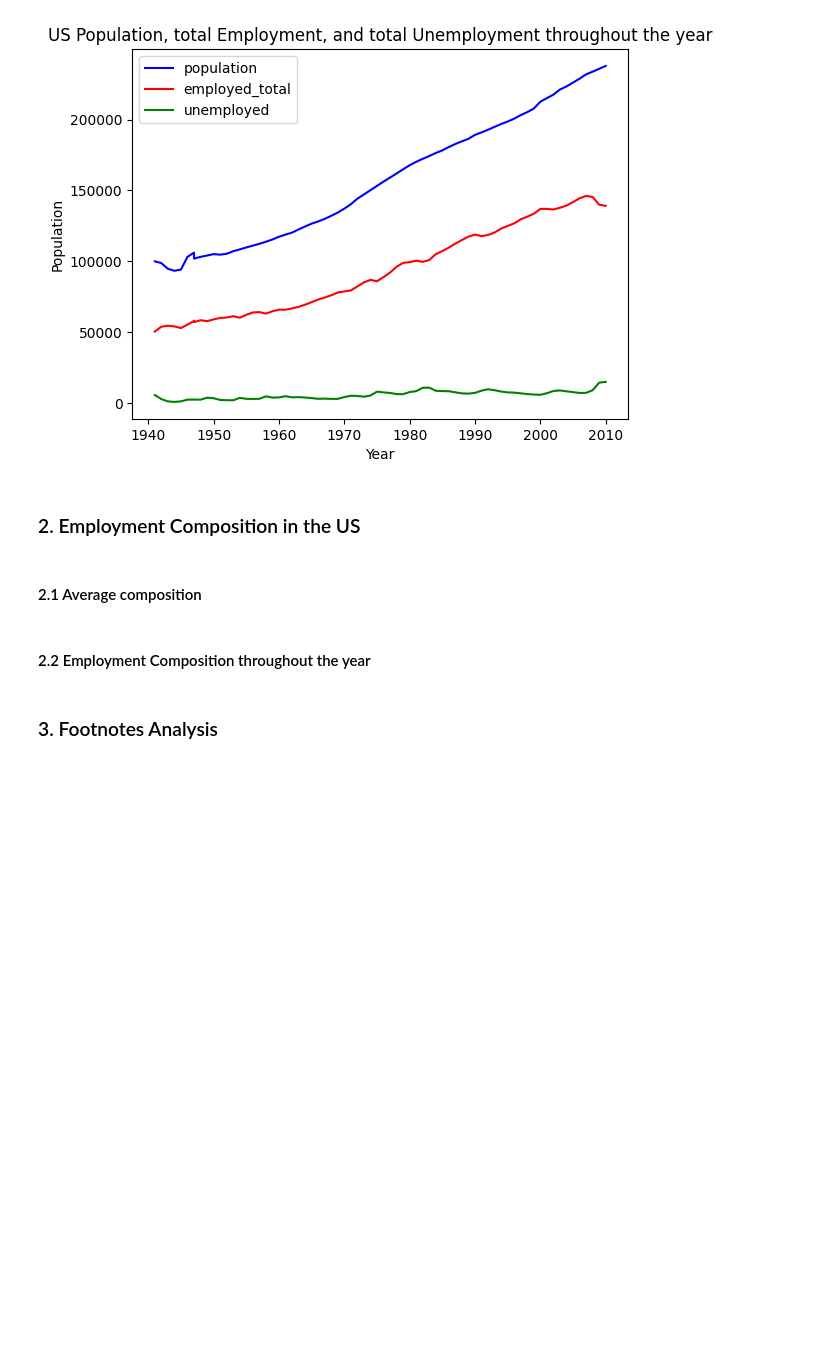
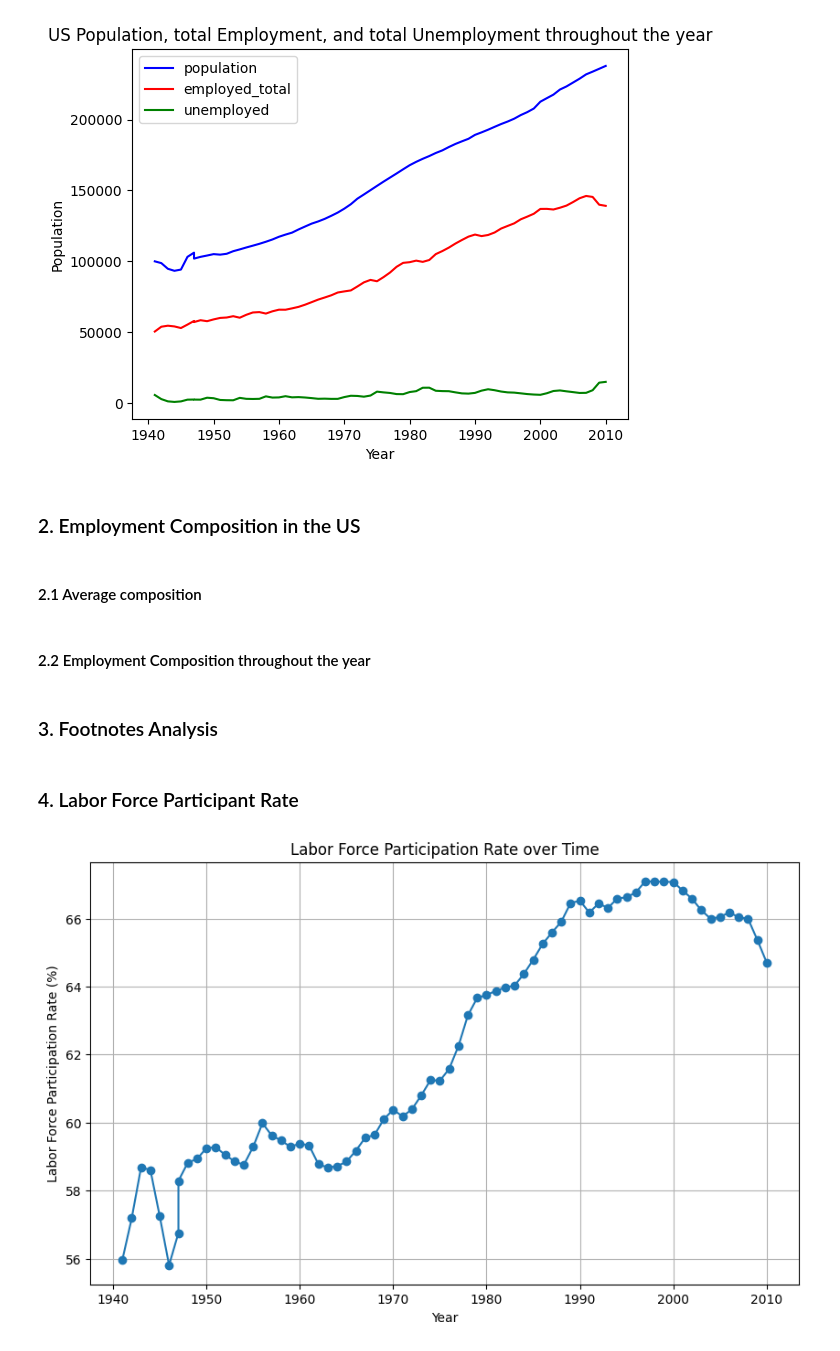
Before and after one commit to JinnOppa/Crime-Rate-LA, a Jupyter notebook: Analysis.ipynb, the cells around one changed output. Cells and saved outputs as stored; diff of their text form; code cells hidden in the pictures; blank space fills up the shorter version.

```diff
--- a/Analysis.ipynb
+++ b/Analysis.ipynb
@@ -304,3 +309,19 @@ Text(0.5, 1.0, 'US Population, total Employment, and total Unemployment througho
 #### 2.2 Employment Composition throughout the year
 # %% [markdown]
 ### 3. Footnotes Analysis
+# %% [markdown]
+### 4. Labor Force Participant Rate
+# %%
+data['labor_force_participation_rate'] = (data['labor_force'] / data['population']) * 100
+
+plt.figure(figsize=(10,6))
+plt.plot(data['year'], data['labor_force_participation_rate'], marker = 'o', linestyle = '-')
+
+plt.title('Labor Force Participation Rate over Time')
+plt.xlabel('Year')
+plt.ylabel('Labor Force Participation Rate (%)')
+plt.grid(True)
+
+plt.show()
+# %% [output]
+[figure, added]
```
Also changed, not shown: parts of 8 cells of this notebook.
